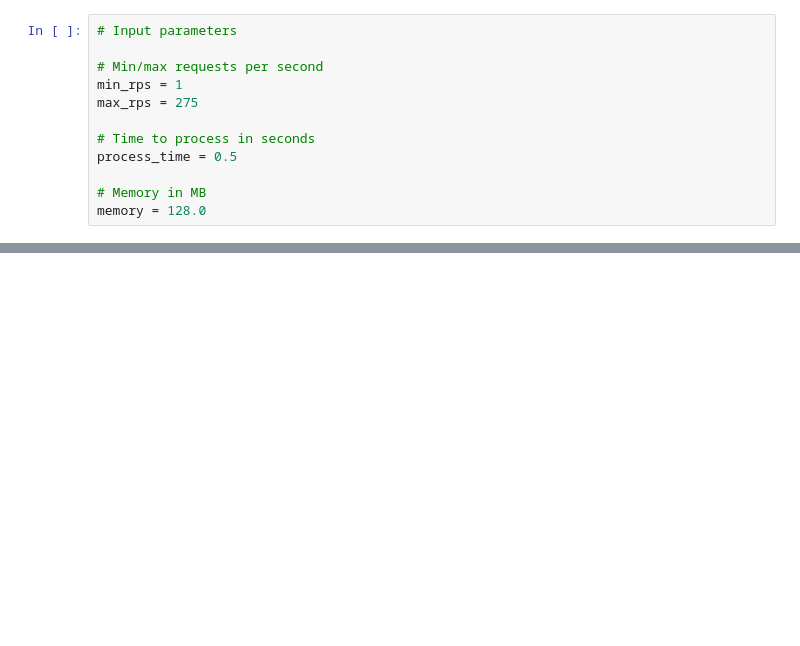
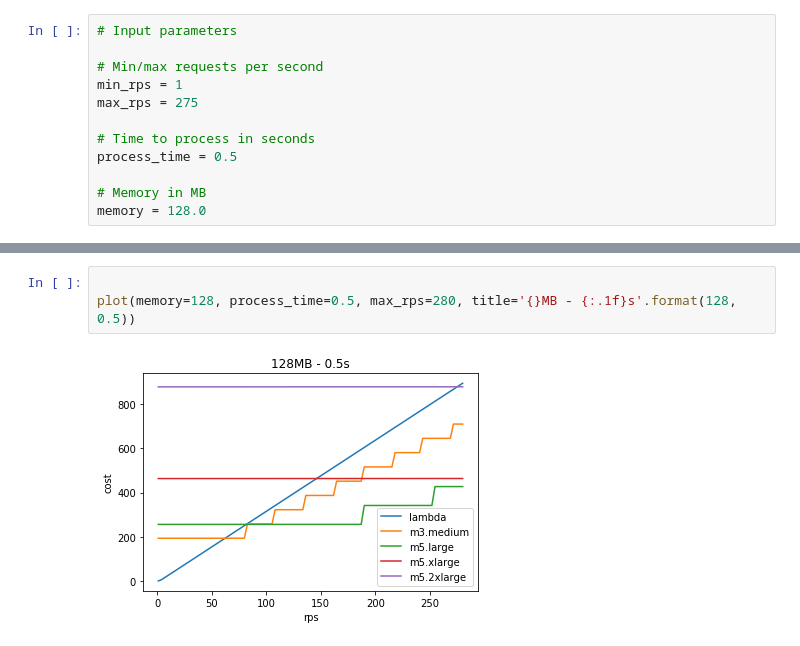
Before and after one commit to sendgrid/lambda_cost, a Jupyter notebook: Lambda_vs_EC2.ipynb, the cells around one changed output, grey strips where cells are left out. Saved outputs shown, nothing was run; the diff lists cells and outputs as text; blank space fills up the shorter version.

```diff
--- a/Lambda_vs_EC2.ipynb
+++ b/Lambda_vs_EC2.ipynb
@@ -123,4 +110,9 @@ for memory in range(128, 1024, 128):
 ... (37 outputs left out)
+# %%
+
+plot(memory=128, process_time=0.5, max_rps=280, title='{}MB - {:.1f}s'.format(128, 0.5))
+# %% [output]
+[figure, added]
 # %%
 
 plot(memory=512, process_time=1.0, max_rps=50, title='{}MB - {:.1f}s'.format(512, 1))
```
Also changed, not shown: parts of 6 cells of this notebook.
